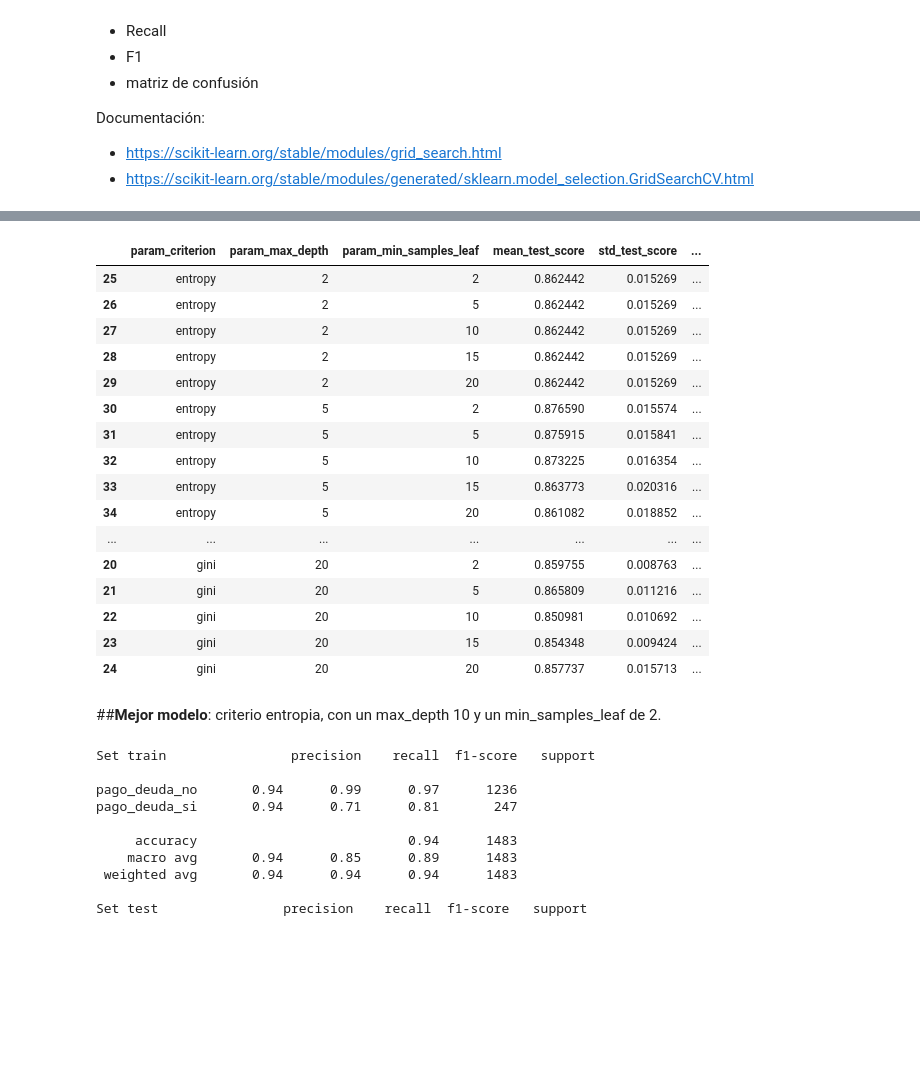
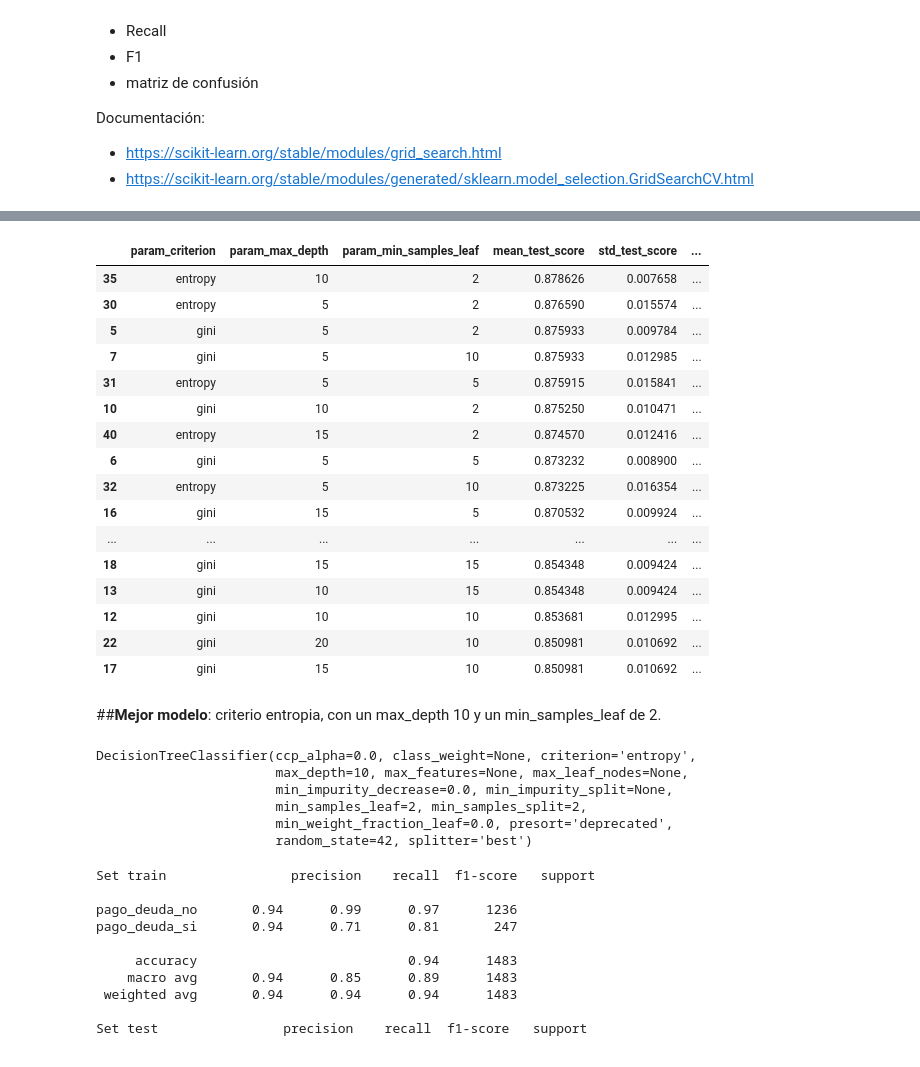
Before and after one commit to fnbellomo/DiploDatos2021, a Jupyter notebook: 03_IntroAprendizajeAutomatico/Aprendizaje_Autom_Lab_2.ipynb, the cells around one changed output, grey strips where cells are left out. Cells and saved outputs as stored; diff of their text form; code cells hidden in the pictures; blank space fills up the shorter version.

```diff
--- a/03_IntroAprendizajeAutomatico/Aprendizaje_Autom_Lab_2.ipynb
+++ b/03_IntroAprendizajeAutomatico/Aprendizaje_Autom_Lab_2.ipynb
@@ -511,33 +512,41 @@ GridSearchCV(cv=5, error_score=nan,
              pre_dispatch='2*n_jobs', refit=True, return_train_score=False,
              scoring='accuracy', verbose=0)
 # %%
-results = tree_clf.cv_results_
-params = results['params']
-mean = results['mean_test_score']
-std = results['std_test_score']
-rank = results['rank_test_score']
-df = pd.DataFrame(results)
-df[['param_criterion', 'param_max_depth', 'param_min_samples_leaf', 'mean_test_score', 'std_test_score', 'rank_test_score']].sort_values(['param_criterion','param_max_depth','param_min_samples_leaf'])
+results = tree_clf.cv_results_ # Obtenemos los resultados del GridSearchCV sobre nuestros datos entrenados
+params = results['params'] # Obtenemos los parametros utilizados
+mean = results['mean_test_score'] # Obtenemos el promedio de accuracy
+std = results['std_test_score'] # Obtenemos la varianza
+rank = results['rank_test_score'] # Obtenemos una lista con las posiciones en un ranking de cada configuracion
+df = pd.DataFrame(results) # Creamos un dataframe con los resultados
+df[['param_criterion', 'param_max_depth', 'param_min_samples_leaf', 'mean_test_score', 'std_test_score', 'rank_test_score']].sort_values(['rank_test_score']) # Pedimos que nos muestre los resultados de acuerdo al puesto en el ranking
 # %% [output]
 |  | param_criterion | param_max_depth | param_min_samples_leaf | mean_test_score | std_test_score | ... |
-| 25 | entropy | 2 | 2 | 0.862442 | 0.015269 | ... |
-| 26 | entropy | 2 | 5 | 0.862442 | 0.015269 | ... |
-| 27 | entropy | 2 | 10 | 0.862442 | 0.015269 | ... |
-| 28 | entropy | 2 | 15 | 0.862442 | 0.015269 | ... |
-| 29 | entropy | 2 | 20 | 0.862442 | 0.015269 | ... |
+| 35 | entropy | 10 | 2 | 0.878626 | 0.007658 | ... |
 | 30 | entropy | 5 | 2 | 0.876590 | 0.015574 | ... |
+| 5 | gini | 5 | 2 | 0.875933 | 0.009784 | ... |
+| 7 | gini | 5 | 10 | 0.875933 | 0.012985 | ... |
 | 31 | entropy | 5 | 5 | 0.875915 | 0.015841 | ... |
+| 10 | gini | 10 | 2 | 0.875250 | 0.010471 | ... |
+| 40 | entropy | 15 | 2 | 0.874570 | 0.012416 | ... |
+| 6 | gini | 5 | 5 | 0.873232 | 0.008900 | ... |
 | 32 | entropy | 5 | 10 | 0.873225 | 0.016354 | ... |
-| 33 | entropy | 5 | 15 | 0.863773 | 0.020316 | ... |
-| 34 | entropy | 5 | 20 | 0.861082 | 0.018852 | ... |
+| 16 | gini | 15 | 5 | 0.870532 | 0.009924 | ... |
 | ... | ... | ... | ... | ... | ... | ... |
-| 20 | gini | 20 | 2 | 0.859755 | 0.008763 | ... |
-| 21 | gini | 20 | 5 | 0.865809 | 0.011216 | ... |
+| 18 | gini | 15 | 15 | 0.854348 | 0.009424 | ... |
+| 13 | gini | 10 | 15 | 0.854348 | 0.009424 | ... |
+| 12 | gini | 10 | 10 | 0.853681 | 0.012995 | ... |
 | 22 | gini | 20 | 10 | 0.850981 | 0.010692 | ... |
-| 23 | gini | 20 | 15 | 0.854348 | 0.009424 | ... |
-| 24 | gini | 20 | 20 | 0.857737 | 0.015713 | ... |
+| 17 | gini | 15 | 10 | 0.850981 | 0.010692 | ... |
 # %% [markdown]
 ##**Mejor modelo**: criterio entropia, con un max_depth 10 y un min_samples_leaf de 2.
 # %%
 best_tree_clf = tree_clf.best_estimator_ # Obtenemos el objeto del mejor modelo con la combinacion de los mejores parametros
+print(best_tree_clf)
+# %% [output]
+DecisionTreeClassifier(ccp_alpha=0.0, class_weight=None, criterion='entropy',
+                       max_depth=10, max_features=None, max_leaf_nodes=None,
+                       min_impurity_decrease=0.0, min_impurity_split=None,
+                       min_samples_leaf=2, min_samples_split=2,
+                       min_weight_fraction_leaf=0.0, presort='deprecated',
+                       random_state=42, splitter='best')
 # %%
```
Also changed, not shown: parts of 6 cells of this notebook.
